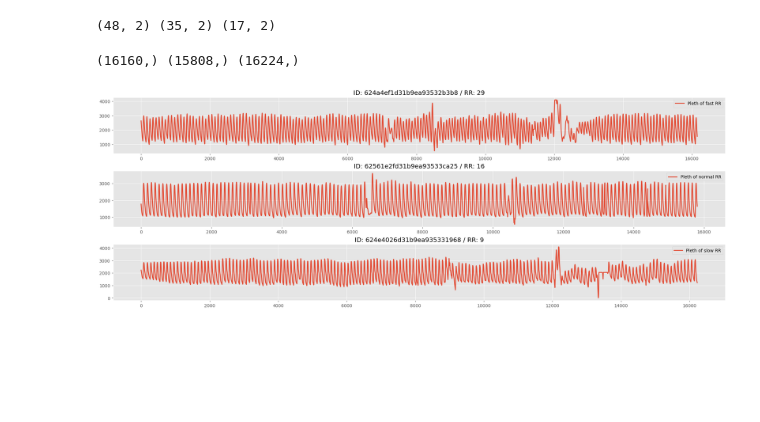
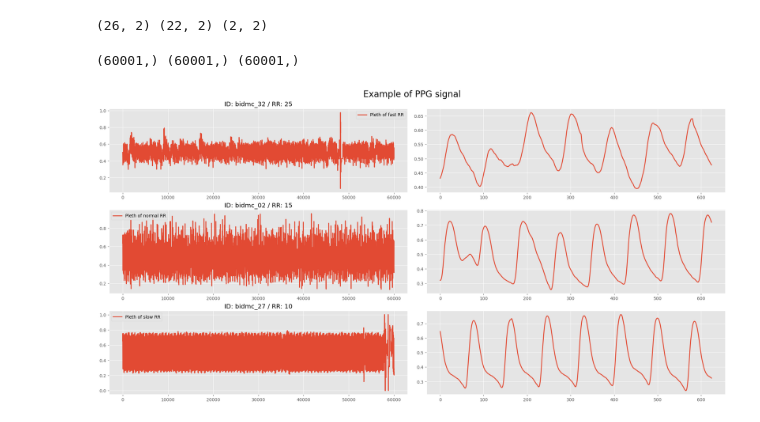
Before and after one commit to Noritheyellow/Project-RRpo-2ndStudy, a Jupyter notebook: src/91_plot_signal.ipynb, the cells around one changed output. Drawn from its saved outputs; the diff is of its cells as text; code cells hidden in the pictures; blank space fills up the shorter version.

```diff
--- a/src/91_plot_signal.ipynb
+++ b/src/91_plot_signal.ipynb
@@ -10,8 +10,8 @@ DATA_PATH2 = '/root/Workspace/Project-RRpo-2ndStudy/dataset/230920'
 # %%
-stmary_fast = np.load(f'{DATA_PATH2}/stmary-preprocessed_fastRR.npy', allow_pickle=True)
-stmary_normal = np.load(f'{DATA_PATH2}/stmary-preprocessed_normalRR.npy', allow_pickle=True)
-stmary_slow = np.load(f'{DATA_PATH2}/stmary-preprocessed_slowRR.npy', allow_pickle=True)
-print(stmary_fast.shape, stmary_normal.shape, stmary_slow.shape)
+dataset_fast = np.load(f'{DATA_PATH2}/bidmc-preprocessed_fastRR.npy', allow_pickle=True)
+dataset_normal = np.load(f'{DATA_PATH2}/bidmc-preprocessed_normalRR.npy', allow_pickle=True)
+dataset_slow = np.load(f'{DATA_PATH2}/bidmc-preprocessed_slowRR.npy', allow_pickle=True)
+print(dataset_fast.shape, dataset_normal.shape, dataset_slow.shape)
 # %% [output]
-(48, 2) (35, 2) (17, 2)
+(26, 2) (22, 2) (2, 2)
 # %%
@@ -21,19 +21,30 @@ sel_slow_id = stmary_slow[10][0]; sel_slow_rr = round(np.mean([stmary_slow[10][1
+# %%
+fast_pleth = pd.read_csv(f'{DATA_PATH}/{sel_fast_id}_Signals.csv', usecols=['Time [s]', ' PLETH'])[' PLETH'].values
+normal_pleth = pd.read_csv(f'{DATA_PATH}/{sel_normal_id}_Signals.csv', usecols=['Time [s]', ' PLETH'])[' PLETH'].values
+slow_pleth = pd.read_csv(f'{DATA_PATH}/{sel_slow_id}_Signals.csv', usecols=['Time [s]', ' PLETH'])[' PLETH'].values
+print(fast_pleth.shape, normal_pleth.shape, slow_pleth.shape)
+# %% [output]
+(60001,) (60001,) (60001,)
 # %%
-pleth_fast = pd.read_csv(f'{DATA_PATH}/{sel_fast_id}/pleth.csv', header=None, names=['sid', 'offset', 'pleth']).pleth.values
-pleth_normal = pd.read_csv(f'{DATA_PATH}/{sel_normal_id}/pleth.csv', header=None, names=['sid', 'offset', 'pleth']).pleth.values
-pleth_slow = pd.read_csv(f'{DATA_PATH}/{sel_slow_id}/pleth.csv', header=None, names=['sid', 'offset', 'pleth']).pleth.values
-print(pleth_fast.shape, pleth_normal.shape, pleth_slow.shape)
+# pleth_fast = pd.read_csv(f'{DATA_PATH}/{sel_fast_id}/pleth.csv', header=None, names=['sid', 'offset', 'pleth']).pleth.values
+# pleth_normal = pd.read_csv(f'{DATA_PATH}/{sel_normal_id}/pleth.csv', header=None, names=['sid', 'offset', 'pleth']).pleth.values
+# pleth_slow = pd.read_csv(f'{DATA_PATH}/{sel_slow_id}/pleth.csv', header=None, names=['sid', 'offset', 'pleth']).pleth.values
+# print(pleth_fast.shape, pleth_normal.shape, pleth_slow.shape)
-# %% [output]
-(16160,) (15808,) (16224,)
 # %%
-fig, axs = plt.subplots(3,1,figsize=(20,7), constrained_layout=True)
-axs[0].plot(pleth_fast, linewidth=2, label='Pleth of fast RR')
-axs[0].set_title(f'ID: {sel_fast_id} / RR: {sel_fast_rr}')
-axs[1].plot(pleth_normal, linewidth=2, label='Pleth of normal RR')
-axs[1].set_title(f'ID: {sel_normal_id} / RR: {sel_normal_rr}')
-axs[2].plot(pleth_slow, linewidth=2, label='Pleth of slow RR')
-axs[2].set_title(f'ID: {sel_slow_id} / RR: {sel_slow_rr}')
-for i in range(3): axs[i].legend()
+i = 100
+fig, axs = plt.subplots(3,2,figsize=(20,10), constrained_layout=True)
+axs[0,0].plot(fast_pleth, linewidth=2, label='Pleth of fast RR')
+axs[0,1].plot(fast_pleth[125*i:125*(i+5)], linewidth=2, label='Pleth of fast RR')
+axs[0,0].set_title(f'ID: {sel_fast_id} / RR: {sel_fast_rr}')
+axs[1,0].plot(normal_pleth, linewidth=2, label='Pleth of normal RR')
+axs[1,1].plot(normal_pleth[125*i:125*(i+5)], linewidth=2, label='Pleth of normal RR')
+axs[1,0].set_title(f'ID: {sel_normal_id} / RR: {sel_normal_rr}')
+axs[2,0].plot(slow_pleth, linewidth=2, label='Pleth of slow RR')
+axs[2,1].plot(slow_pleth[125*i:125*(i+5)], linewidth=2, label='Pleth of slow RR')
+axs[2,0].set_title(f'ID: {sel_slow_id} / RR: {sel_slow_rr}')
+# axs[2,0].set_xlabel('offset')
+for i in range(3): axs[i,0].legend()
+plt.suptitle('Example of PPG signal', fontsize=20)
 plt.show()
 # %% [output]
-[figure, old version]
+[figure, new version]
```
Also changed, not shown: parts of 2 cells of this notebook, 7 other files.
